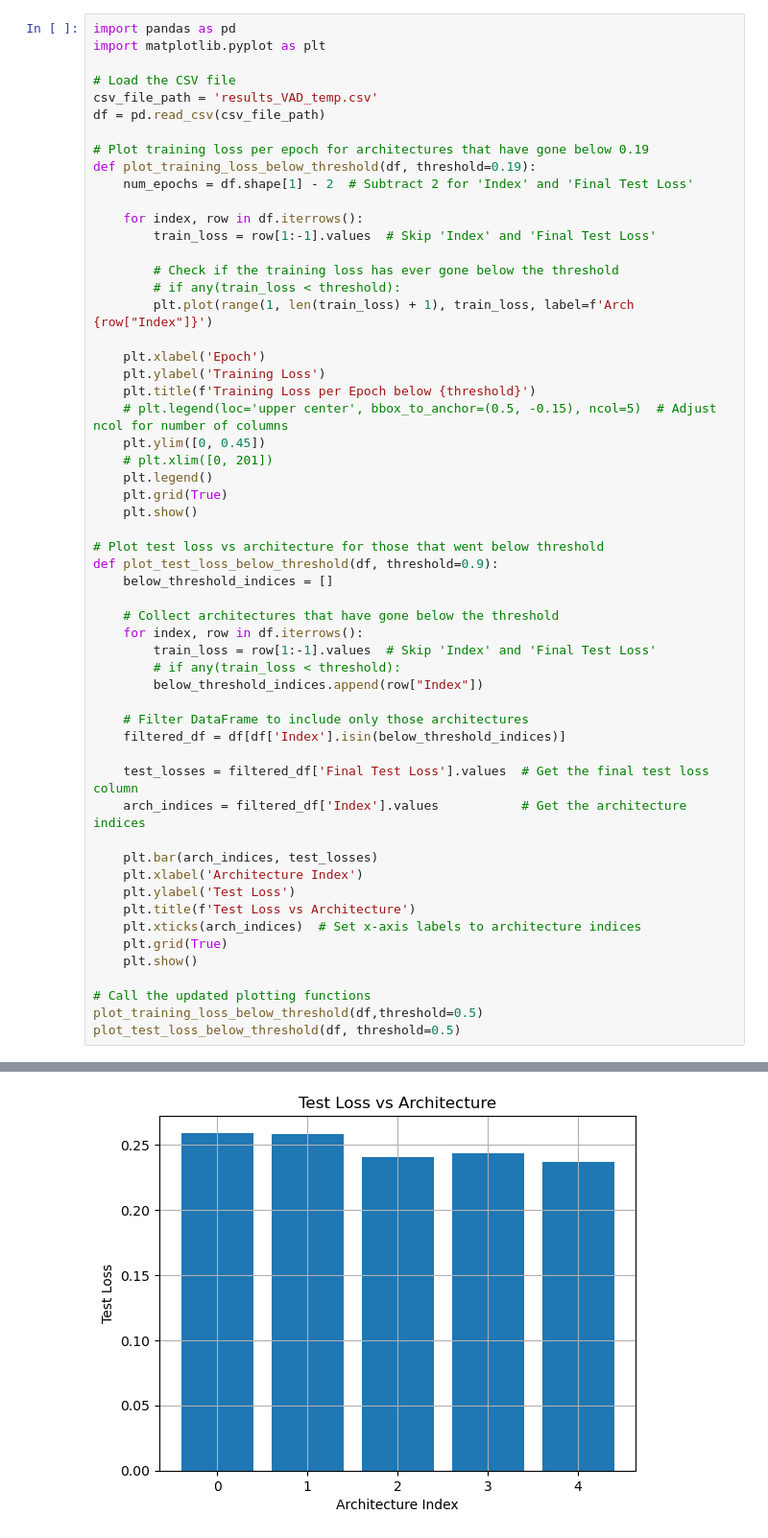
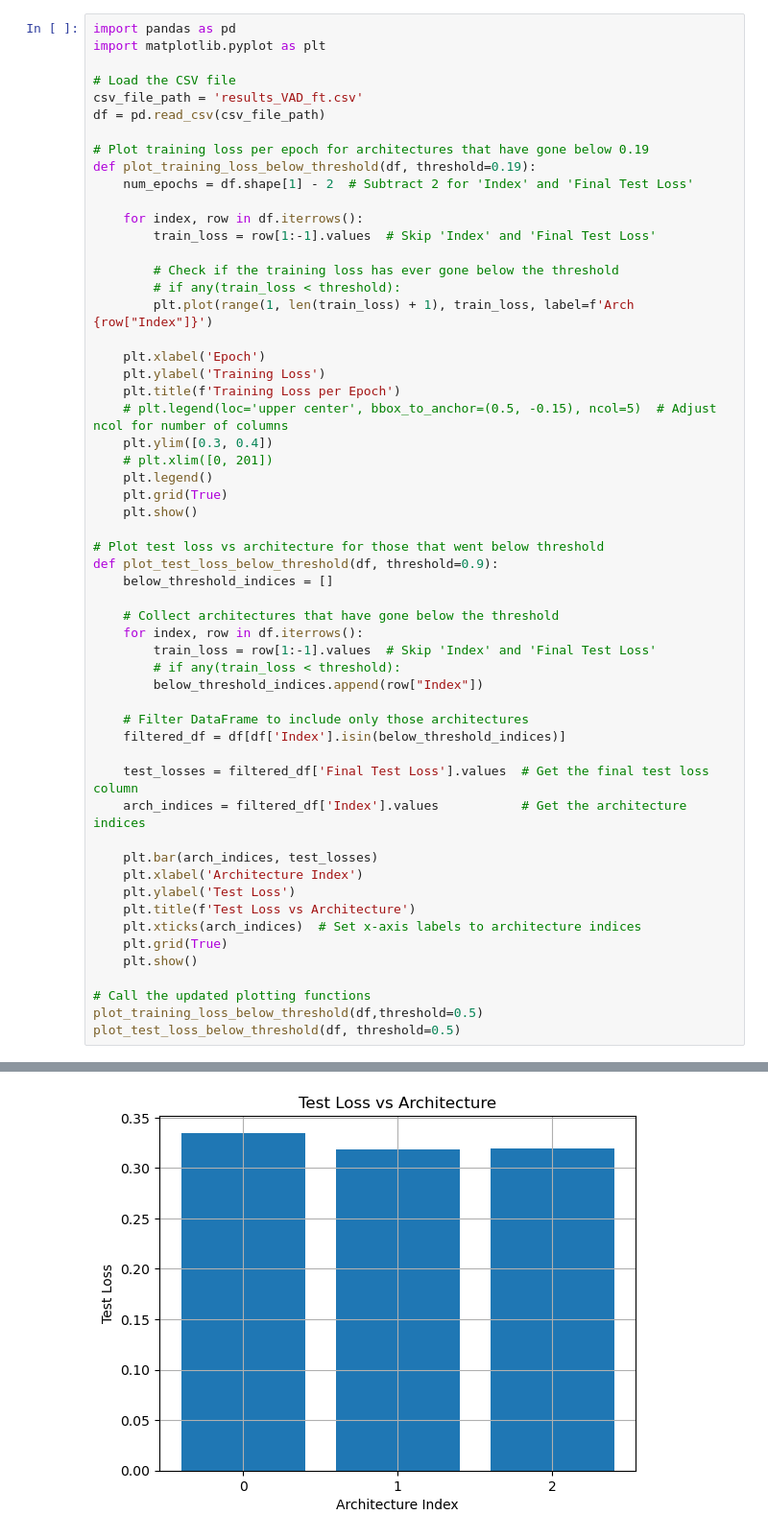
Before and after one commit to omri-ben-ary/Deep_Learning_Final, a Jupyter notebook: VAD_Evaluation.ipynb, the cells around one changed output, grey strips where cells are left out. Shown at 96% size. Cells and saved outputs as stored; diff of their text form.

```diff
--- a/VAD_Evaluation.ipynb
+++ b/VAD_Evaluation.ipynb
@@ -3,7 +3,7 @@ import pandas as pd
 import matplotlib.pyplot as plt
 
 # Load the CSV file
-csv_file_path = 'results_VAD_temp.csv'
+csv_file_path = 'results_VAD_ft.csv'
 df = pd.read_csv(csv_file_path)
 
 # Plot training loss per epoch for architectures that have gone below 0.19
@@ -19,9 +19,9 @@ def plot_training_loss_below_threshold(df, threshold=0.19):
 
     plt.xlabel('Epoch')
     plt.ylabel('Training Loss')
-    plt.title(f'Training Loss per Epoch below {threshold}')
+    plt.title(f'Training Loss per Epoch')
     # plt.legend(loc='upper center', bbox_to_anchor=(0.5, -0.15), ncol=5)  # Adjust ncol for number of columns
-    plt.ylim([0, 0.45])
+    plt.ylim([0.3, 0.4])
     # plt.xlim([0, 201])
     plt.legend()
     plt.grid(True)
@@ -59 +59 @@ plot_test_loss_below_threshold(df, threshold=0.5)
-[figure, old version]
+[figure, new version]
```
Also changed, not shown: parts of 1 cell of this notebook, 32 other files.
